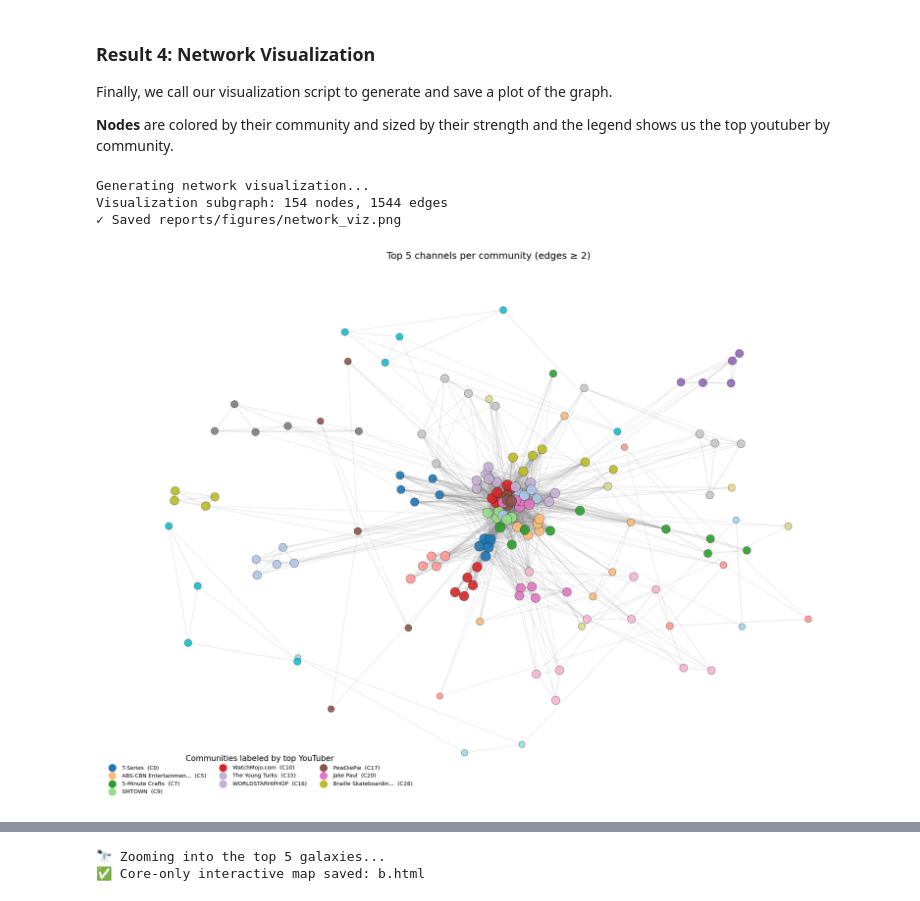
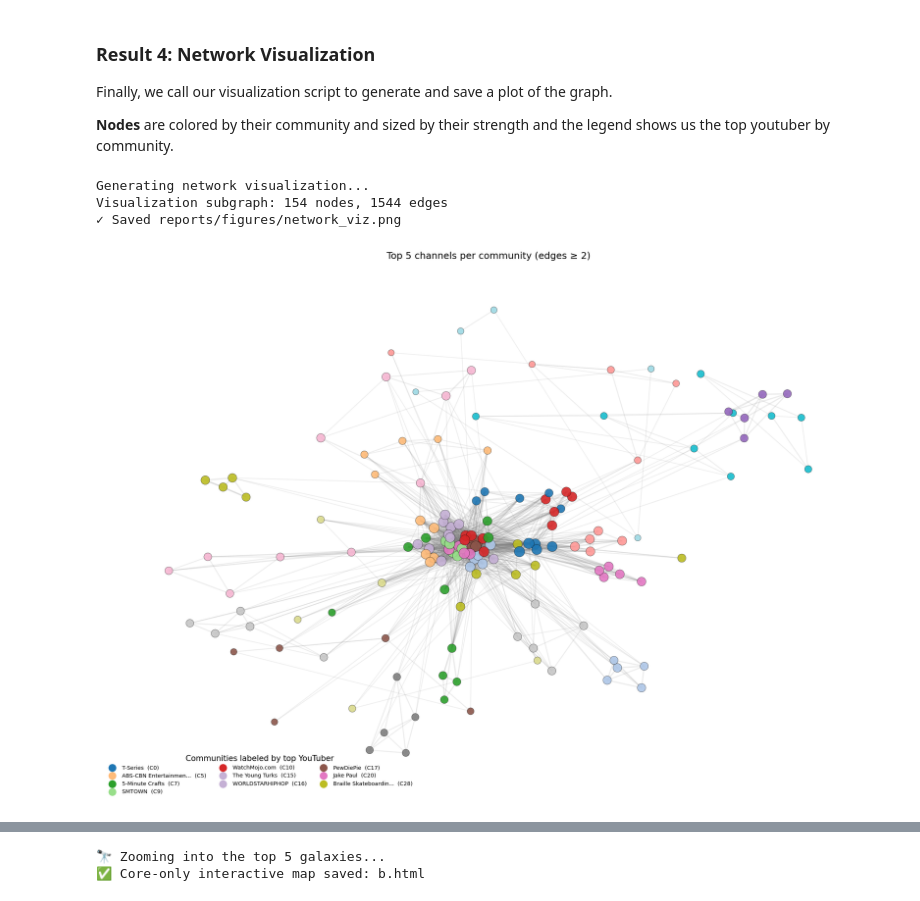
Before and after one commit to epfl-ada/ada-2025-project-zlayjiya, a Jupyter notebook: results.ipynb, the cells around one changed output, grey strips where cells are left out. Cells and saved outputs as stored; diff of their text form; code cells hidden in the pictures.

```diff
--- a/results.ipynb
+++ b/results.ipynb
@@ -61,10 +61,10 @@ USE_ENGAGEMENT_METRIC = True # Use commenter counts
 CHANNEL_METADATA_PATH = "data/raw/df_channels_en.tsv"
 VIDEO_METADATA_PATH = "data/raw/yt_metadata_helper.feather"
 
-EDGES_OUT_PATH = "data/processed/channel_edges (8).csv"
+EDGES_OUT_PATH = "data/processed/channel_edges.csv"
 CHECKPOINT_PATH = "data/processed/edges_checkpoint.pkl"
 STATE_PATH = "data/processed/state.json"
-DICT_PATH = "data/processed/dict_o (2).csv"
+DICT_PATH = "data/processed/dict_o.csv"
 
 NODES_OUT_PATH = "data/processed/chan_graph_node_metrics.csv"
 COMMUNITIES_OUT_PATH = "data/processed/chan_graph_community_summary.csv"
@@ -272,18 +272,17 @@ Finally, we call our visualization script to generate and save a plot of the gra
 # %%
 model_analyzer.visualize_network(
     LCC,
     communities,
     node_df,
     n_per_comm=5,
     min_comm_nodes=500,
     viz_out_path=VIZ_OUT_PATH,
-    random=False
 )
 # %% [output]
 Generating network visualization...
 Visualization subgraph: 154 nodes, 1544 edges
 ✓ Saved reports/figures/network_viz.png
-[figure, old version]
+[figure, new version]
 # %%
 import networkx as nx
 import numpy as np
```
Also changed, not shown: parts of 10 cells of this notebook, 12 other files.
